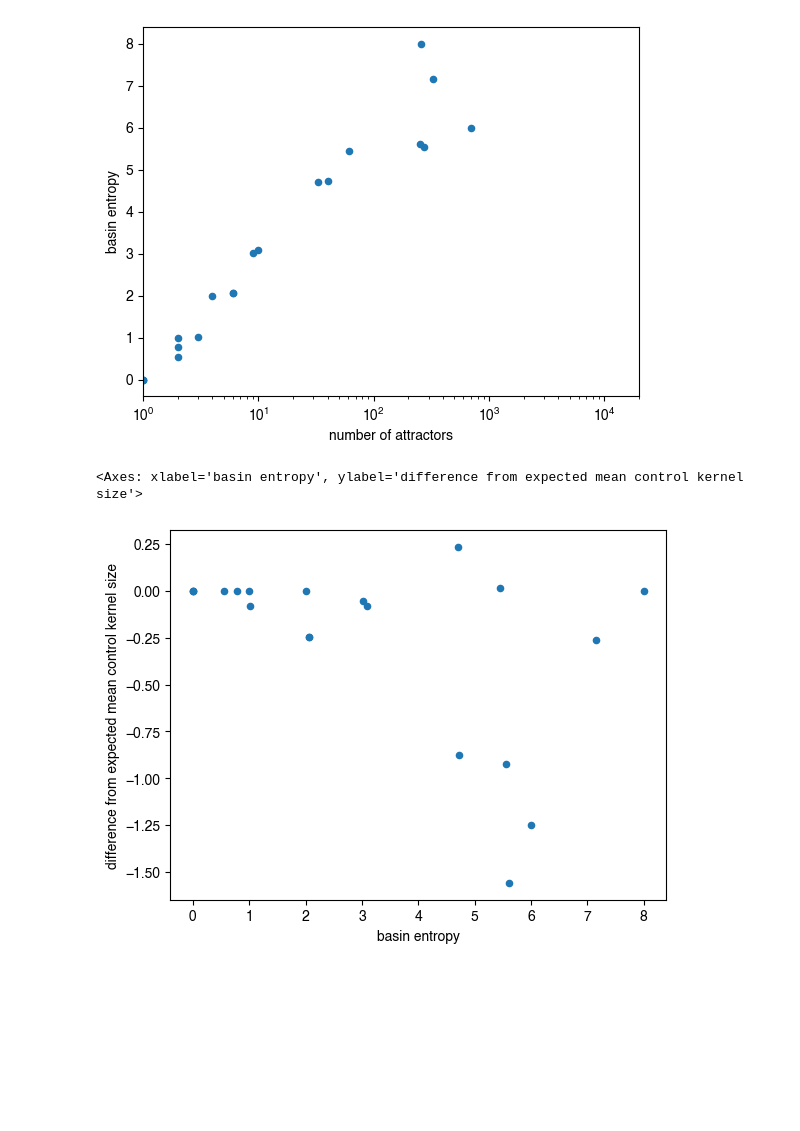
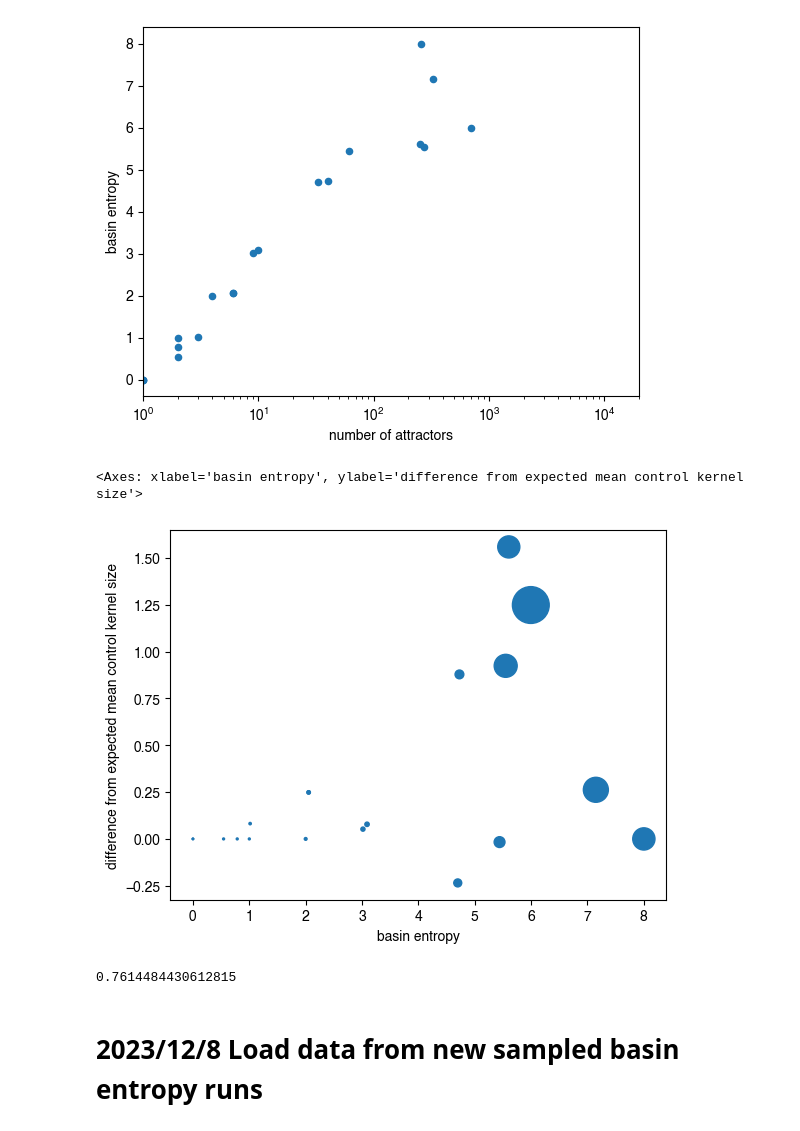
Before and after one commit to bcdaniels/Control-of-Synthetic-Boolean-Networks, a Jupyter notebook: CK_vs_entropy/cell-collective-basin-entropy.ipynb, the cells around one changed output. Saved outputs shown, nothing was run; the diff lists cells and outputs as text; code cells hidden in the pictures; blank space fills up the shorter version.

```diff
--- a/CK_vs_entropy/cell-collective-basin-entropy.ipynb
+++ b/CK_vs_entropy/cell-collective-basin-entropy.ipynb
@@ -88,4 +93,4 @@ ck_data['basin entropy'] = basin_entropies
 # include expected average ck size and difference from expected
 ck_data['expected mean control kernel size'] = np.log2(ck_data['number of attractors'])
 ck_data['difference from expected mean control kernel size'] = \
-    ck_data['expected mean control kernel size'] - ck_data['mean control kernel size']
+    ck_data['mean control kernel size'] - ck_data['expected mean control kernel size']
@@ -102,7 +128,15 @@ plt.axis(xmin=1,xmax=2e4)
 (1.0, 20000.0, -0.4, 8.4)
 [figure]
 # %%
-ck_data.plot.scatter('basin entropy','difference from expected mean control kernel size')
+ck_data.plot.scatter('basin entropy','difference from expected mean control kernel size',
+                     s='number of attractors')
+#plt.axis(ymax=5)
 # %% [output]
 <Axes: xlabel='basin entropy', ylabel='difference from expected mean control kernel size'>
-[figure, old version]
+[figure, new version]
+# %%
+8.9/np.log2(3300)
+# %% [output]
+0.7614484430612815
+# %% [markdown]
+# 2023/12/8 Load data from new sampled basin entropy runs
```
Also changed, not shown: parts of 17 cells of this notebook.
